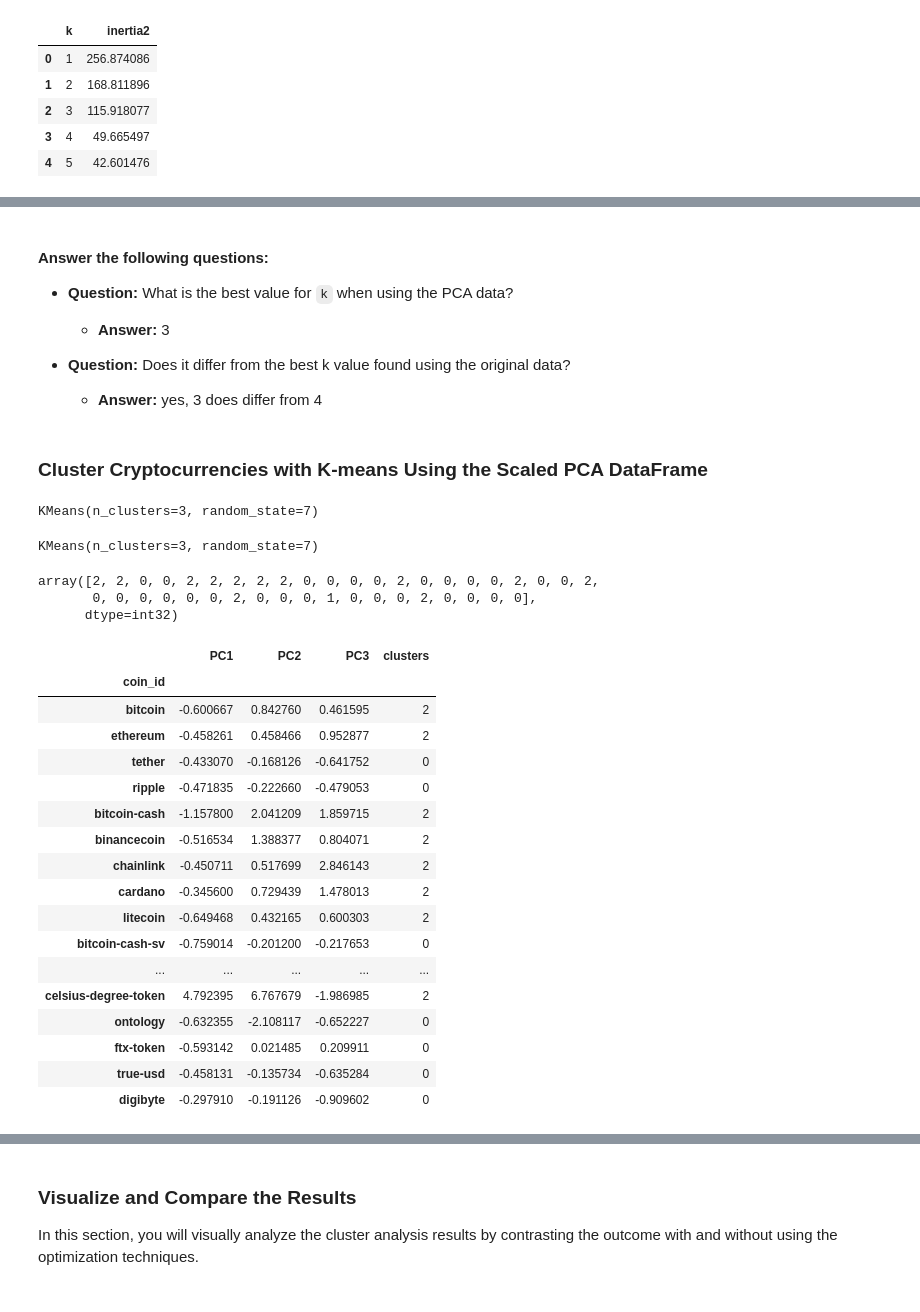
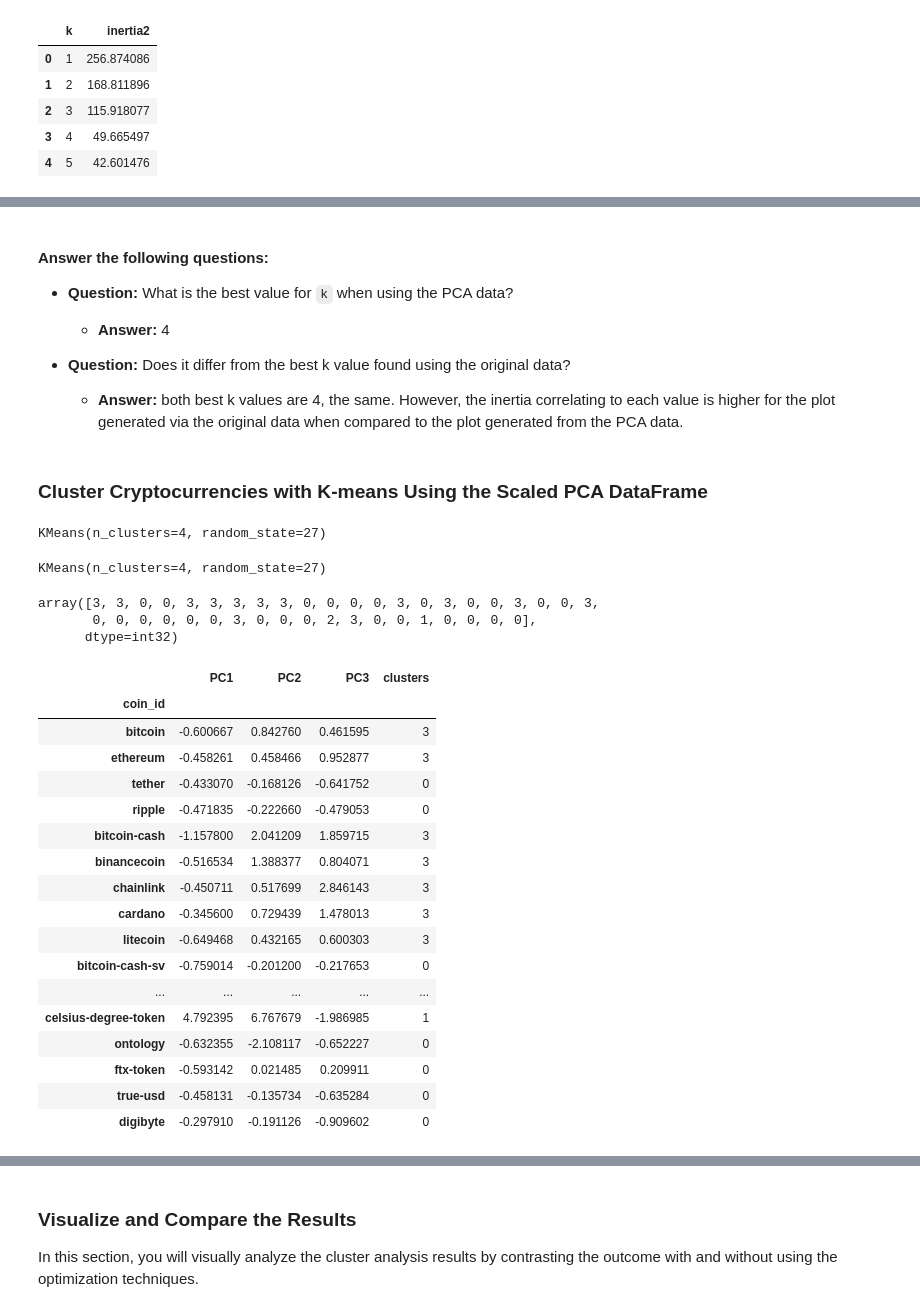
Before and after one commit to PatriciaDaher/CryptoClustering, a Jupyter notebook: Crypto_Clustering.ipynb, the cells around one changed output, grey strips where cells are left out. Drawn from its saved outputs; the diff is of its cells as text; code cells hidden in the pictures.

Commit message:
answered question

```diff
--- a/Crypto_Clustering.ipynb
+++ b/Crypto_Clustering.ipynb
@@ -295,61 +304,61 @@ pca_elbow_plot = df_elbow_pca.hvplot.line (
 
 * **Question:** What is the best value for `k` when using the PCA data?
 
-  * **Answer:** 3
+  * **Answer:** 4
 
 
 * **Question:** Does it differ from the best k value found using the original data?
 
-  * **Answer:** yes, 3 does differ from 4
+  * **Answer:** both best k values are 4, the same. However, the inertia correlating to each value is higher for the plot generated via the original data when compared to the plot generated from the PCA data.
 # %% [markdown]
 ### Cluster Cryptocurrencies with K-means Using the Scaled PCA DataFrame
 # %%
 # Initialize the K-Means model using the best value for k
-model = KMeans(n_clusters=3, random_state=7)
+model = KMeans(n_clusters=4, random_state= 27)
 
 # Fit the K-Means model using the scaled DataFrame
 model.fit(market_scaled_df)
 # %% [output]
-KMeans(n_clusters=3, random_state=7)
+KMeans(n_clusters=4, random_state=27)
 # %%
 # Fit the K-Means model using the PCA data
 model.fit(market_pca_df)
 # %% [output]
-KMeans(n_clusters=3, random_state=7)
+KMeans(n_clusters=4, random_state=27)
 # %%
 # Predict the clusters to group the cryptocurrencies using the scaled PCA DataFrame
-k_3 = model.predict(market_pca_df)
+k_4pca = model.predict(market_pca_df)
 
 # Print the resulting array of cluster values.
-k_3
+k_4pca
 # %% [output]
-array([2, 2, 0, 0, 2, 2, 2, 2, 2, 0, 0, 0, 0, 2, 0, 0, 0, 0, 2, 0, 0, 2,
-       0, 0, 0, 0, 0, 0, 2, 0, 0, 0, 1, 0, 0, 0, 2, 0, 0, 0, 0],
+array([3, 3, 0, 0, 3, 3, 3, 3, 3, 0, 0, 0, 0, 3, 0, 3, 0, 0, 3, 0, 0, 3,
+       0, 0, 0, 0, 0, 0, 3, 0, 0, 0, 2, 3, 0, 0, 1, 0, 0, 0, 0],
       dtype=int32)
 # %%
 # Create a copy of the scaled PCA DataFrame
 market_pca_df_predictions = market_pca_df.copy()
 
 # Add a new column to the copy of the PCA DataFrame with the predicted clusters
-market_pca_df_predictions["clusters"]= k_3
+market_pca_df_predictions["clusters"]= k_4pca
 
 # Display the copy of the scaled PCA DataFrame
 market_pca_df_predictions
 # %% [output]
 |  | PC1 | PC2 | PC3 | clusters |
 | coin_id |  |  |  |  |
-| bitcoin | -0.600667 | 0.842760 | 0.461595 | 2 |
-| ethereum | -0.458261 | 0.458466 | 0.952877 | 2 |
+| bitcoin | -0.600667 | 0.842760 | 0.461595 | 3 |
+| ethereum | -0.458261 | 0.458466 | 0.952877 | 3 |
 | tether | -0.433070 | -0.168126 | -0.641752 | 0 |
 | ripple | -0.471835 | -0.222660 | -0.479053 | 0 |
-| bitcoin-cash | -1.157800 | 2.041209 | 1.859715 | 2 |
-| binancecoin | -0.516534 | 1.388377 | 0.804071 | 2 |
-| chainlink | -0.450711 | 0.517699 | 2.846143 | 2 |
-| cardano | -0.345600 | 0.729439 | 1.478013 | 2 |
-| litecoin | -0.649468 | 0.432165 | 0.600303 | 2 |
+| bitcoin-cash | -1.157800 | 2.041209 | 1.859715 | 3 |
+| binancecoin | -0.516534 | 1.388377 | 0.804071 | 3 |
+| chainlink | -0.450711 | 0.517699 | 2.846143 | 3 |
+| cardano | -0.345600 | 0.729439 | 1.478013 | 3 |
+| litecoin | -0.649468 | 0.432165 | 0.600303 | 3 |
 | bitcoin-cash-sv | -0.759014 | -0.201200 | -0.217653 | 0 |
 | ... | ... | ... | ... | ... |
-| celsius-degree-token | 4.792395 | 6.767679 | -1.986985 | 2 |
+| celsius-degree-token | 4.792395 | 6.767679 | -1.986985 | 1 |
 | ontology | -0.632355 | -2.108117 | -0.652227 | 0 |
 | ftx-token | -0.593142 | 0.021485 | 0.209911 | 0 |
 | true-usd | -0.458131 | -0.135734 | -0.635284 | 0 |
```
Also changed, not shown: parts of 6 cells of this notebook.
